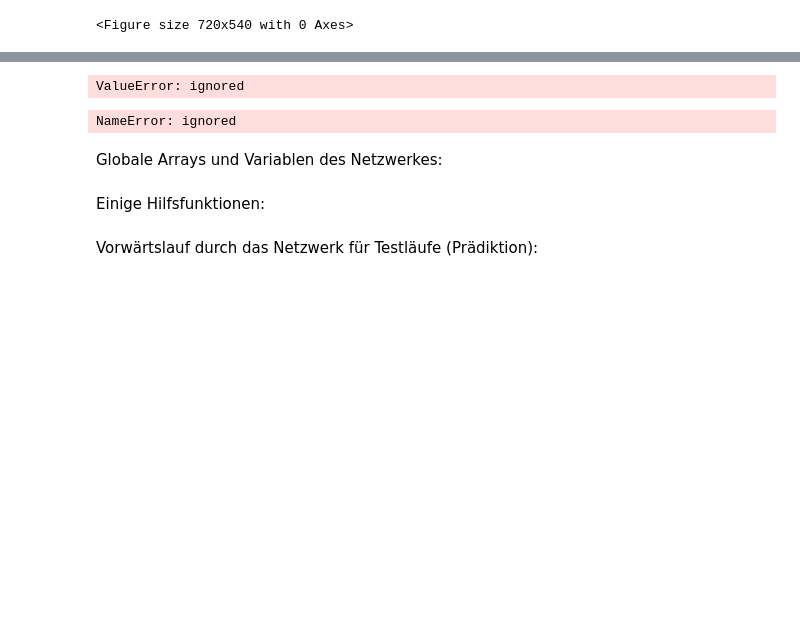
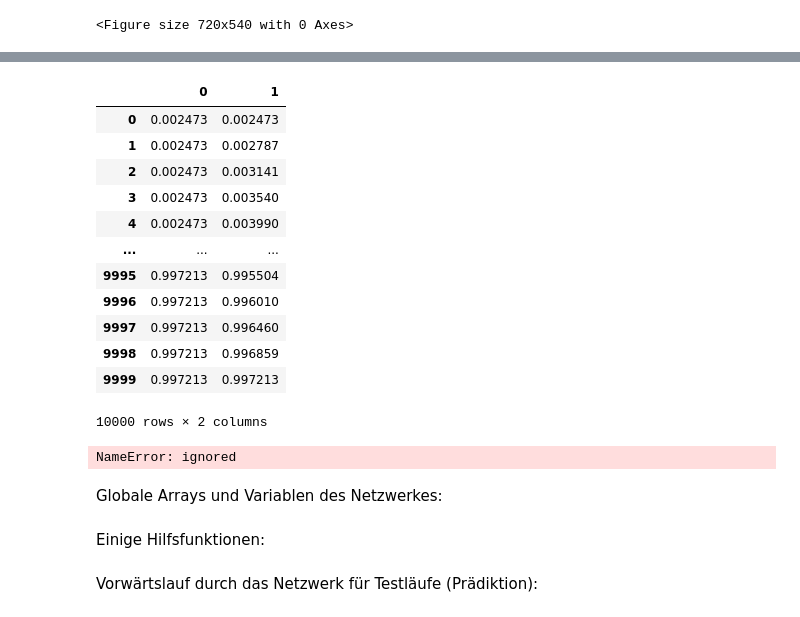
Before and after one commit to schmuecker/machine-learning-course, a Jupyter notebook: Deep Learning/01 backpropagation/01 MLP.ipynb, the cells around one changed output, grey strips where cells are left out. Saved outputs shown, nothing was run; the diff lists cells and outputs as text; code cells hidden in the pictures; blank space fills up the shorter version.

Commit message:
update df_gitter

```diff
--- a/Deep Learning/01 backpropagation/01 MLP.ipynb
+++ b/Deep Learning/01 backpropagation/01 MLP.ipynb
@@ -125,11 +123,28 @@ for xy in X_test:
 
 design_matrix_t = pd.DataFrame(outputs_t)
 design_matrix_te = pd.DataFrame(outputs_te)
-# %%
-design_matrix_gitter = pd.DataFrame(outputs_gitter)
-design_matrix_gitter
-# %% [output]
-ValueError: ignored
+# %%
+len(outputs_gitter[0])
+array = []
+for x in range(len(outputs_gitter)):
+  for y in range(len(outputs_gitter[x])):
+      array.append(outputs_gitter[x][y])
+df_gitter = pd.DataFrame(array)
+df_gitter
+# %% [output]
+|  | 0 | 1 |
+| 0 | 0.002473 | 0.002473 |
+| 1 | 0.002473 | 0.002787 |
+| 2 | 0.002473 | 0.003141 |
+| 3 | 0.002473 | 0.003540 |
+| 4 | 0.002473 | 0.003990 |
+| ... | ... | ... |
+| 9995 | 0.997213 | 0.995504 |
+| 9996 | 0.997213 | 0.996010 |
+| 9997 | 0.997213 | 0.996460 |
+| 9998 | 0.997213 | 0.996859 |
+| 9999 | 0.997213 | 0.997213 |
+10000 rows × 2 columns
 # %%
 # read MNIST data set and scale it
 X0,y0,Xv,yv,X1,y1 = load_mnist.read([0,1,2,3,4,5,6,7,8,9], path="")
```
Also changed, not shown: parts of 4 cells of this notebook.
